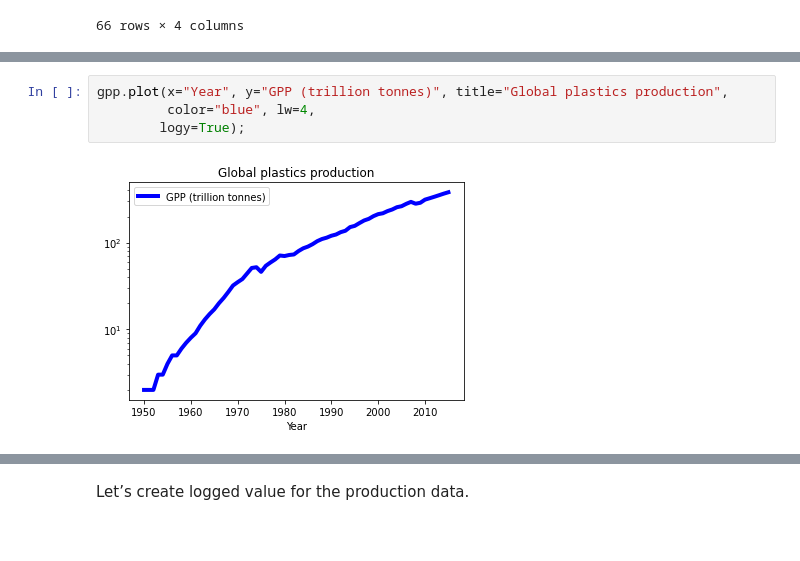
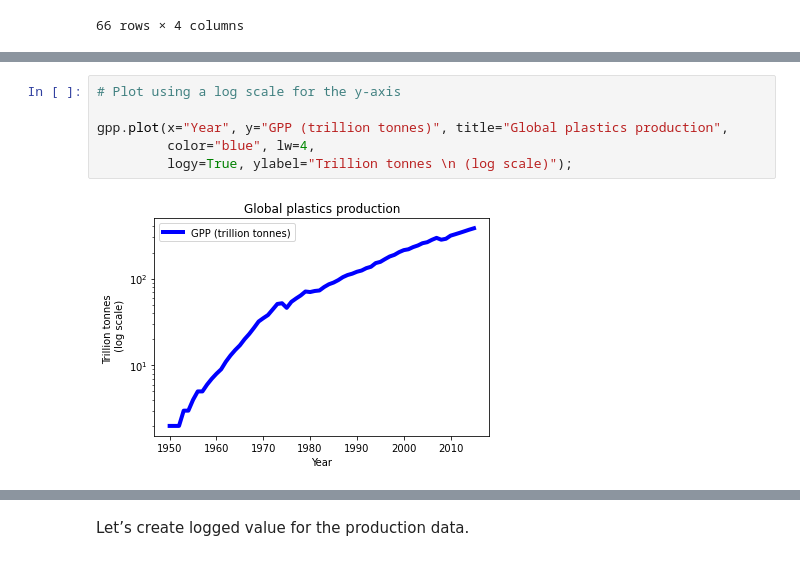
Before and after one commit to ll-portes/SCIE1500, a Jupyter notebook: notebooks/Week_01/Global_plastics_production.ipynb, the cells around one changed output, grey strips where cells are left out. Cells and saved outputs as stored; diff of their text form.

```diff
--- a/notebooks/Week_01/Global_plastics_production.ipynb
+++ b/notebooks/Week_01/Global_plastics_production.ipynb
@@ -175,6 +227,8 @@ a doubling of the value, rather than the addition of the same amount.
 # %%
+# Plot using a log scale for the y-axis
+
 gpp.plot(x="Year", y="GPP (trillion tonnes)", title="Global plastics production",
          color="blue", lw=4,
-        logy=True);
+         logy=True, ylabel="Trillion tonnes \n (log scale)");
 # %% [output]
-[figure, old version]
+[figure, new version]
```
Also changed, not shown: parts of 41 cells of this notebook, 1 other file.
